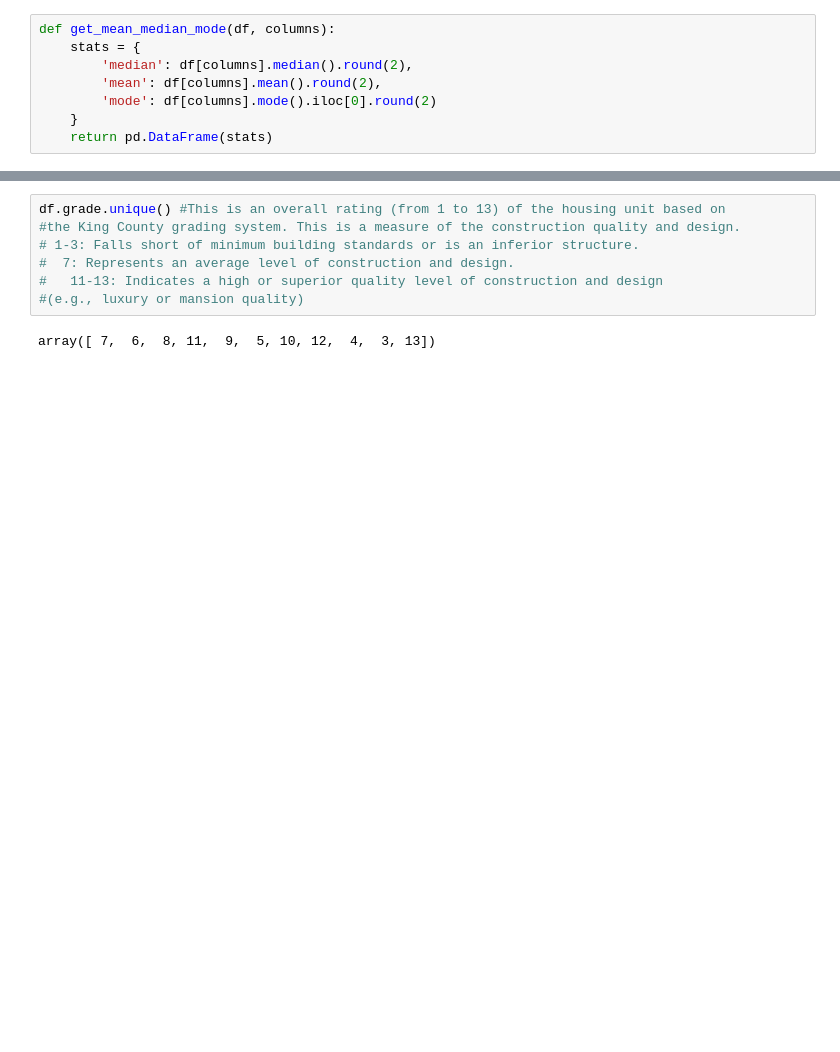
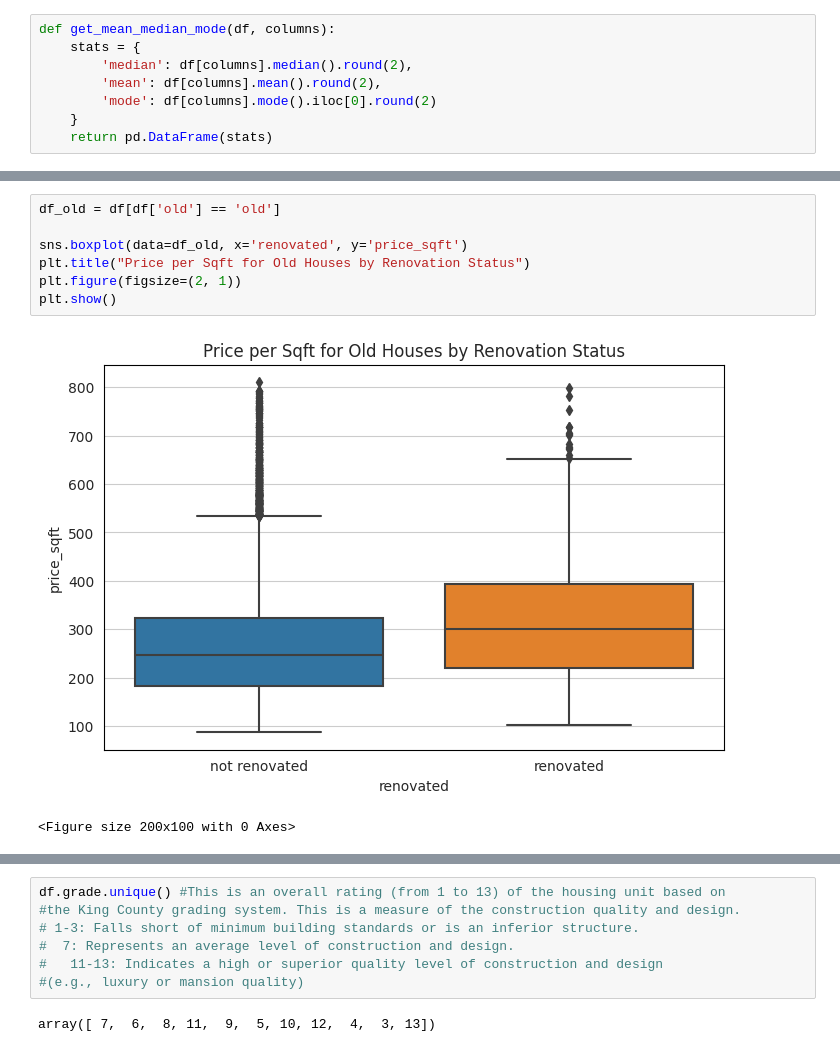
Before and after one commit to ozzienobayrak/housing_market, a Jupyter notebook: housingmarket_project.ipynb, the cells around one changed output, grey strips where cells are left out. Saved outputs shown, nothing was run; the diff lists cells and outputs as text; blank space fills up the shorter version.

```diff
--- a/housingmarket_project.ipynb
+++ b/housingmarket_project.ipynb
@@ -177,0 +275,10 @@ array([ 0., nan,  3.,  4.,  2.,  1.])
+# %%
+df_old = df[df['old'] == 'old']
+
+sns.boxplot(data=df_old, x='renovated', y='price_sqft')
+plt.title("Price per Sqft for Old Houses by Renovation Status")
+plt.figure(figsize=(2, 1))
+plt.show()
+# %% [output]
+[figure, added]
+<Figure size 200x100 with 0 Axes>
```
Also changed, not shown: parts of 151 cells of this notebook.
